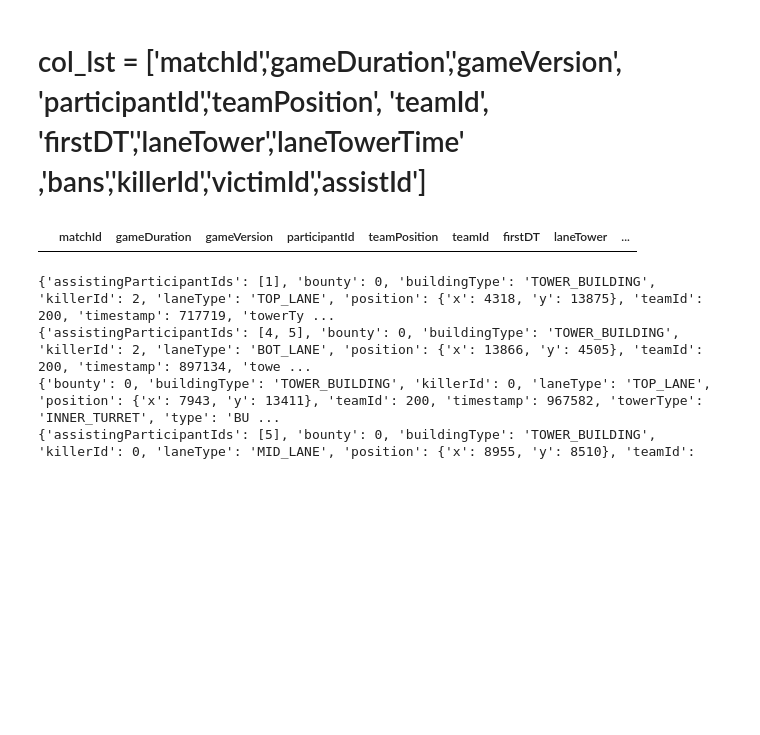
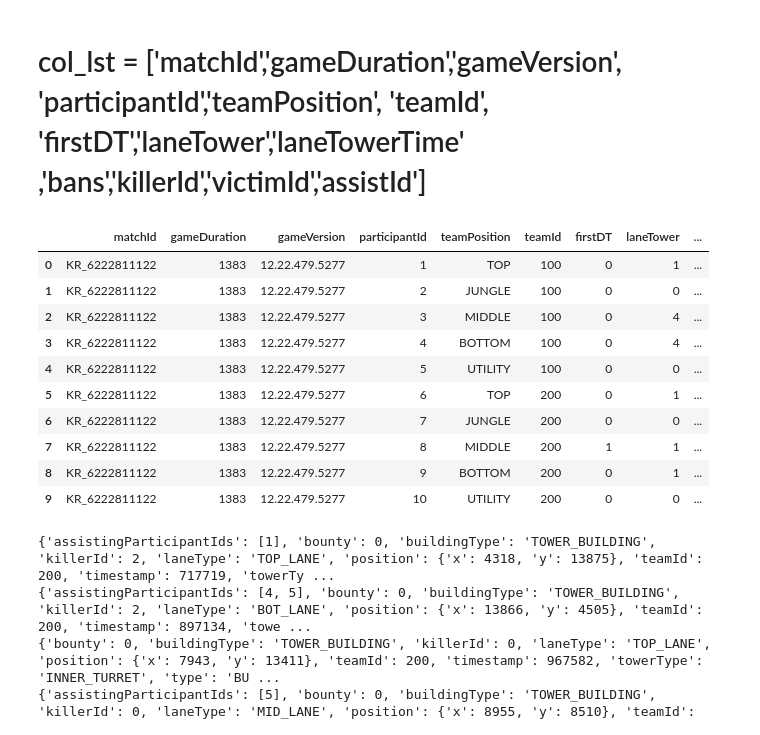
Before and after one commit to bluetype55/Work_Python, a Jupyter notebook: 파이썬11일차.ipynb, the cells around one changed output. Saved outputs shown, nothing was run; the diff lists cells and outputs as text; code cells hidden in the pictures; blank space fills up the shorter version.

```diff
--- a/파이썬11일차.ipynb
+++ b/파이썬11일차.ipynb
@@ -84,3 +84,7 @@ blue = raw_data.iloc[0].matches['info']['teams'][0]['bans']
 red = raw_data.iloc[0].matches['info']['teams'][1]['bans']
 # %%
 blue_team = list(map(lambda x: str(x['championId']),blue))
+# %%
+banlst=[]
+blue_team = [bancnt['championId'] for i in raw_data['matches'] for info in i['info']['teams'] for bancnt in info['bans']]
+blue_team
@@ -413,8 +455,18 @@ for i, game in enumerate(raw_data['matches']):
 df = pd.DataFrame(all_lst,columns=['matchId','gameDuration','gameVersion', 'participantId','teamPosition', 'teamId','firstDT','laneTower', 'laneTowerTime','bans','killerId','victimId','assistId'])
 # %%
-df[::-1][:10]
+df[:10]
 # %% [output]
 |  | matchId | gameDuration | gameVersion | participantId | teamPosition | teamId | firstDT | laneTower | ... |
+| 0 | KR_6222811122 | 1383 | 12.22.479.5277 | 1 | TOP | 100 | 0 | 1 | ... |
+| 1 | KR_6222811122 | 1383 | 12.22.479.5277 | 2 | JUNGLE | 100 | 0 | 0 | ... |
+| 2 | KR_6222811122 | 1383 | 12.22.479.5277 | 3 | MIDDLE | 100 | 0 | 4 | ... |
+| 3 | KR_6222811122 | 1383 | 12.22.479.5277 | 4 | BOTTOM | 100 | 0 | 4 | ... |
+| 4 | KR_6222811122 | 1383 | 12.22.479.5277 | 5 | UTILITY | 100 | 0 | 0 | ... |
+| 5 | KR_6222811122 | 1383 | 12.22.479.5277 | 6 | TOP | 200 | 0 | 1 | ... |
+| 6 | KR_6222811122 | 1383 | 12.22.479.5277 | 7 | JUNGLE | 200 | 0 | 0 | ... |
+| 7 | KR_6222811122 | 1383 | 12.22.479.5277 | 8 | MIDDLE | 200 | 1 | 1 | ... |
+| 8 | KR_6222811122 | 1383 | 12.22.479.5277 | 9 | BOTTOM | 200 | 0 | 1 | ... |
+| 9 | KR_6222811122 | 1383 | 12.22.479.5277 | 10 | UTILITY | 200 | 0 | 0 | ... |
 # %%
 for t_log in tower_log:
     print(t_log)
```
Also changed, not shown: parts of 4 cells of this notebook, 1 other file.
